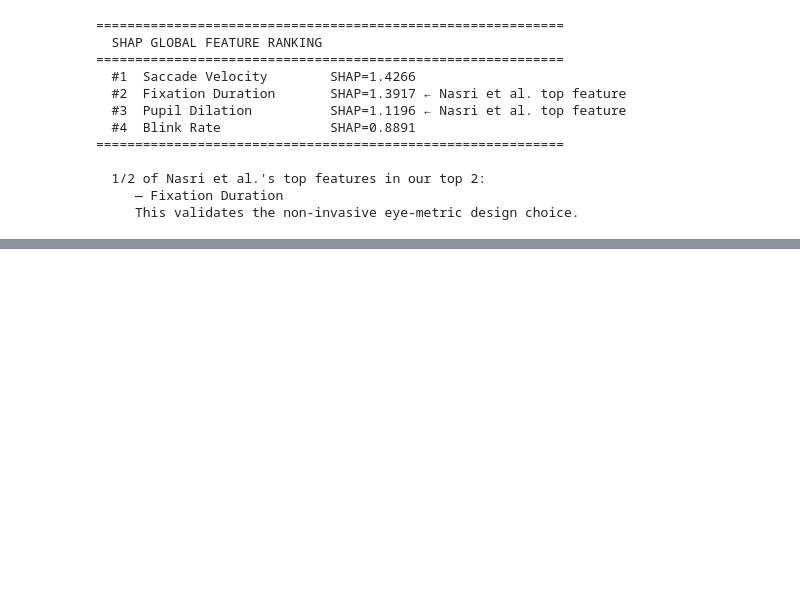
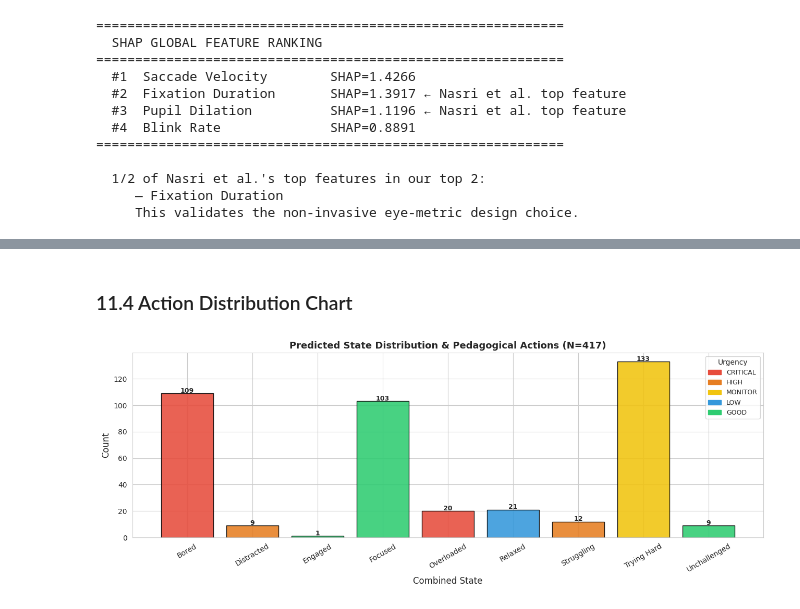
Before and after one commit to YasiniK/multimodal-student-cognitive-load-and-engagement-detection, a Jupyter notebook: fusion_layer.ipynb, the cells around one changed output, grey strips where cells are left out. Cells and saved outputs as stored; diff of their text form; code cells hidden in the pictures; blank space fills up the shorter version.

Commit message:
Rule-Based Adaptive Action Engine

```diff
--- a/fusion_layer.ipynb
+++ b/fusion_layer.ipynb
@@ -1325,0 +1495,20 @@ SHAP values shape : (417, 4, 3)
+# %%
+# Apply the rule engine to every test sample and count how often each action is triggered
+actions    = [apply_rule_engine(s) for s in state_pred_names]
+# Convert the list of action dicts to a dataframe for easy groupby counting
+action_df  = pd.DataFrame([{
+    'combined_state': a['combined_state'],
+    'urgency':        a['urgency'],
+    'action_type':    a['action_type'],
+} for a in actions])
+
+print(f"Action distribution across {len(state_pred_names)} samples:")
+# Sort by count descending so the most common states appear first
+dist = (action_df.groupby(['combined_state','urgency','action_type'])
+        .size().reset_index(name='count')
+        .sort_values('count', ascending=False))
+for _, row in dist.iterrows():
+    icon = RULE_TABLE[row['combined_state']]['urgency_icon']
+    pct  = row['count'] / len(state_pred_names) * 100
+    print(f"  {icon} {row['combined_state']:<15s} [{row['urgency']:<8s}]  "
+          f"{row['count']:4d}  ({pct:.1f}%)")
@@ -1325,0 +1526,33 @@ SHAP values shape : (417, 4, 3)
+# %% [markdown]
+### 11.4 Action Distribution Chart
+# %%
+# Bar chart coloured by urgency level to show the distribution of pedagogical actions
+# Count how many test samples were assigned to each combined state
+state_counts_pred = (action_df['combined_state']
+                     .value_counts()
+                     .reindex(STATE_NAMES, fill_value=0))
+# Colour each bar by its urgency level so the chart is self-explanatory
+bar_colors = [URGENCY_COLORS[RULE_TABLE[s]['urgency']]
+              for s in state_counts_pred.index]
+
+fig, ax = plt.subplots(figsize=(13, 5))
+bars = ax.bar(state_counts_pred.index, state_counts_pred.values,
+              color=bar_colors, edgecolor='k', alpha=0.88)
+ax.set_xlabel('Combined State', fontsize=12)
+ax.set_ylabel('Count', fontsize=12)
+ax.set_title(f'Predicted State Distribution & Pedagogical Actions (N={len(state_pred_names)})',
+             fontsize=13, fontweight='bold')
+ax.tick_params(axis='x', rotation=30)
+for bar in bars:
+    ax.text(bar.get_x() + bar.get_width()/2, bar.get_height() + 0.5,
+            str(int(bar.get_height())), ha='center', fontsize=9, fontweight='bold')
+
+# Add a colour legend mapping urgency levels to their bar colours
+patches = [mpatches.Patch(color=c, label=u)
+           for u, c in URGENCY_COLORS.items()]
+ax.legend(handles=patches, title='Urgency', fontsize=9, loc='upper right')
+plt.tight_layout()
+plt.savefig('/content/action_distribution.png', dpi=150)
+plt.show()
+# %% [output]
+[figure, added]
```
Also changed, not shown: parts of 7 cells of this notebook.
